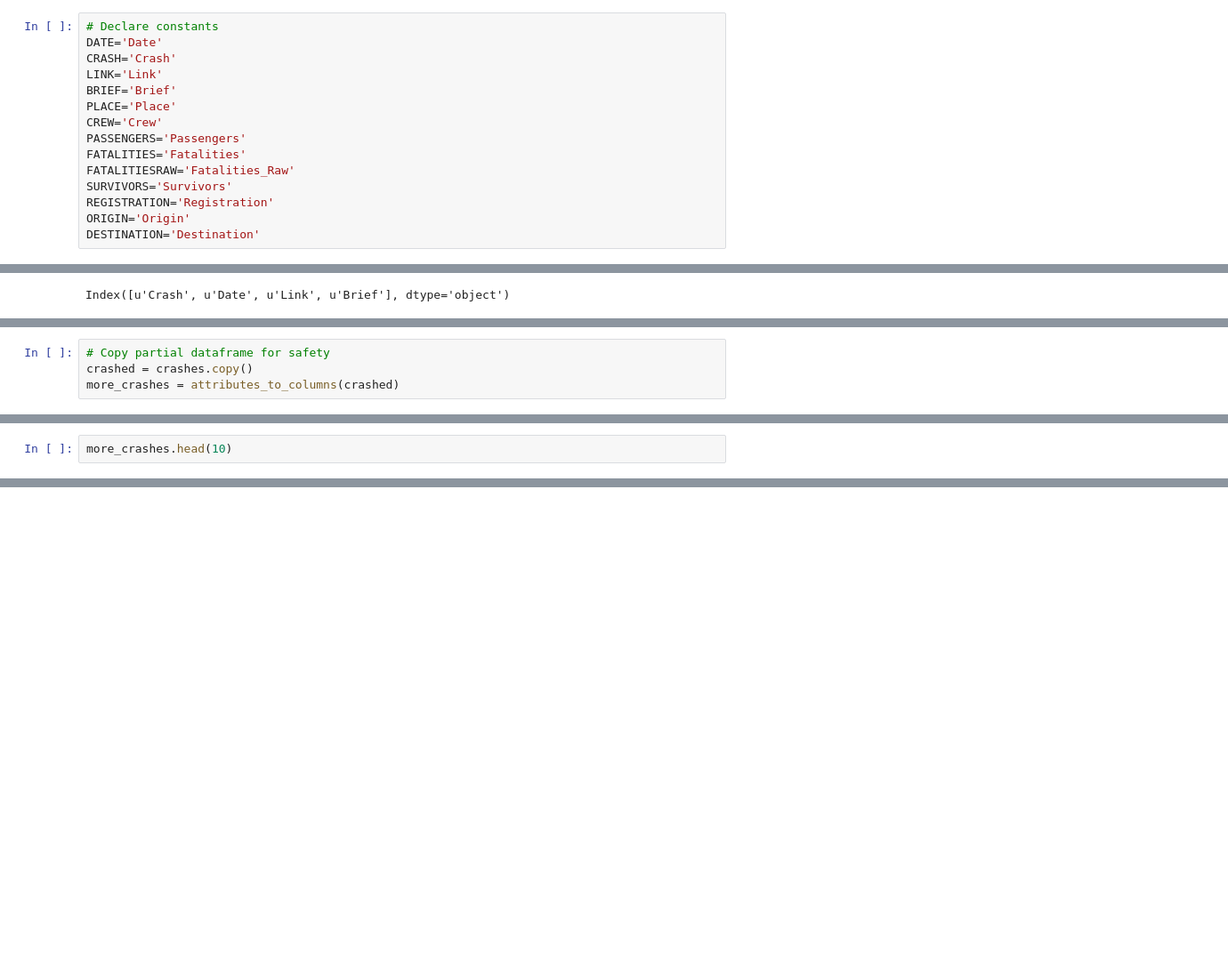
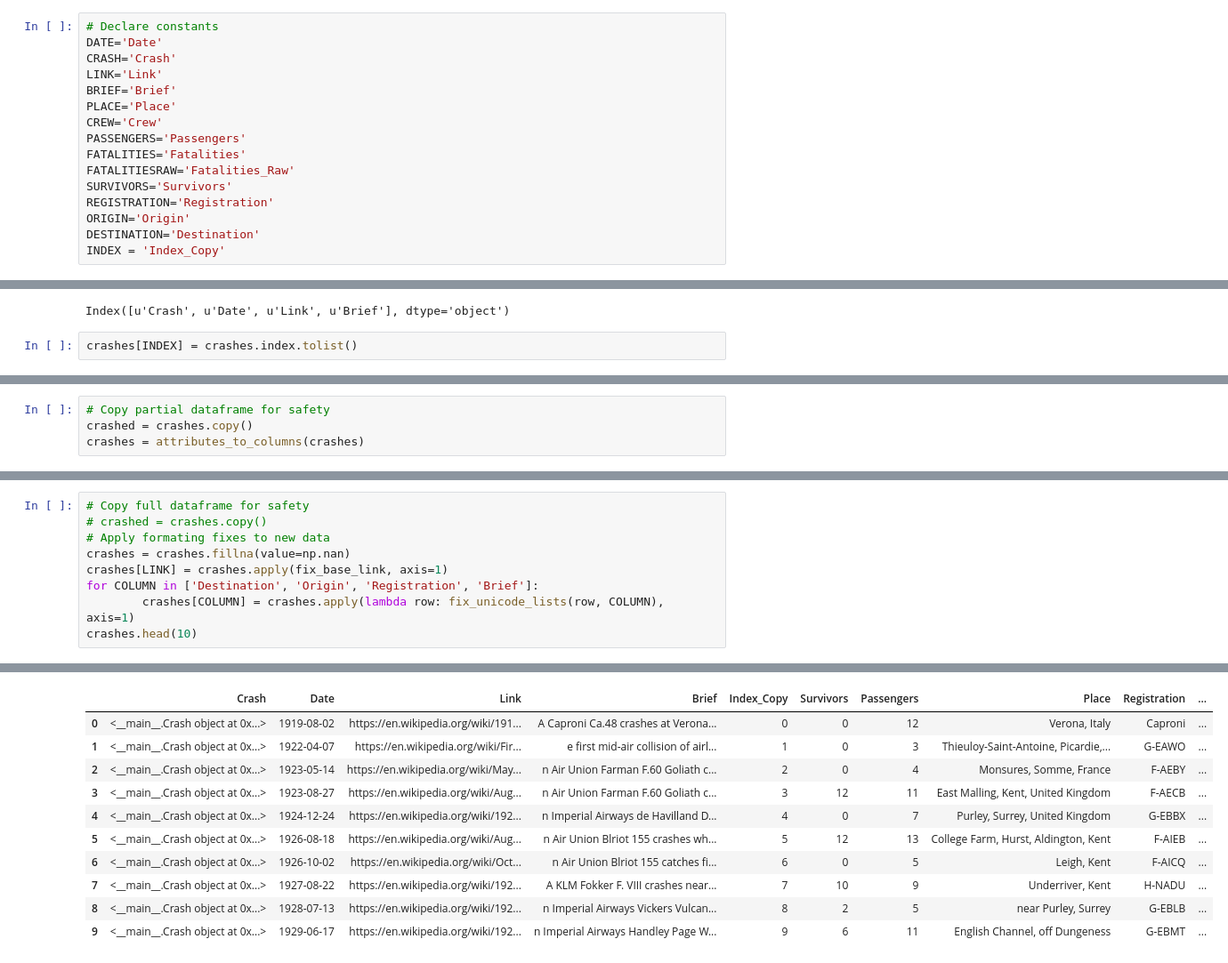
Before and after one commit to rduvoisin/Computation_Public_Policy, a Jupyter notebook: pa4/pa4.ipynb, the cells around one changed output, grey strips where cells are left out. Shown: that part at 89% size. Saved outputs shown, nothing was run; the diff lists cells and outputs as text; blank space fills up the shorter version.

```diff
--- a/pa4/pa4.ipynb
+++ b/pa4/pa4.ipynb
@@ -586,6 +634,7 @@ SURVIVORS='Survivors'
 REGISTRATION='Registration'
 ORIGIN='Origin'
 DESTINATION='Destination'
+INDEX = 'Index_Copy'
 # %%
 # QUESTION 1
 # Part A.
@@ -614,4 +663,6 @@ crashes.index = range(0, len(crashes))
 crashes.columns
 # %% [output]
 Index([u'Crash', u'Date', u'Link', u'Brief'], dtype='object')
+# %%
+crashes[INDEX] = crashes.index.tolist()
 # %%
@@ -630,4 +689,4 @@ scrape_link(crashes[CRASH], verbose=False)
 # %%
 # Copy partial dataframe for safety
 crashed = crashes.copy()
-more_crashes = attributes_to_columns(crashed)
+crashes = attributes_to_columns(crashes)
@@ -634,2 +710,10 @@ more_crashes = attributes_to_columns(crashed)
-# %%
-more_crashes.head(10)
+# %%
+# Copy full dataframe for safety
+# crashed = crashes.copy()
+# Apply formating fixes to new data
+crashes = crashes.fillna(value=np.nan)
+crashes[LINK] = crashes.apply(fix_base_link, axis=1)
+for COLUMN in ['Destination', 'Origin', 'Registration', 'Brief']:
+        crashes[COLUMN] = crashes.apply(lambda row: fix_unicode_lists(row, COLUMN), axis=1)
+crashes.head(10)
+# %% [output]
@@ -636,3 +737,14 @@ more_crashes.head(10)
+|  | Crash | Date | Link | Brief | Index_Copy | Survivors | Passengers | Place | Registration | ... |
+| 0 | <__main__.Crash object at 0x...> | 1919-08-02 | https://en.wikipedia.org/wiki/191... | A Caproni Ca.48 crashes at Verona... | 0 | 0 | 12 | Verona, Italy | Caproni | ... |
+| 1 | <__main__.Crash object at 0x...> | 1922-04-07 | https://en.wikipedia.org/wiki/Fir... | e first mid-air collision of airl... | 1 | 0 | 3 | Thieuloy-Saint-Antoine, Picardie,... | G-EAWO | ... |
+| 2 | <__main__.Crash object at 0x...> | 1923-05-14 | https://en.wikipedia.org/wiki/May... | n Air Union Farman F.60 Goliath c... | 2 | 0 | 4 | Monsures, Somme, France | F-AEBY | ... |
+| 3 | <__main__.Crash object at 0x...> | 1923-08-27 | https://en.wikipedia.org/wiki/Aug... | n Air Union Farman F.60 Goliath c... | 3 | 12 | 11 | East Malling, Kent, United Kingdom | F-AECB | ... |
+| 4 | <__main__.Crash object at 0x...> | 1924-12-24 | https://en.wikipedia.org/wiki/192... | n Imperial Airways de Havilland D... | 4 | 0 | 7 | Purley, Surrey, United Kingdom | G-EBBX | ... |
+| 5 | <__main__.Crash object at 0x...> | 1926-08-18 | https://en.wikipedia.org/wiki/Aug... | n Air Union Blriot 155 crashes wh... | 5 | 12 | 13 | College Farm, Hurst, Aldington, Kent | F-AIEB | ... |
+| 6 | <__main__.Crash object at 0x...> | 1926-10-02 | https://en.wikipedia.org/wiki/Oct... | n Air Union Blriot 155 catches fi... | 6 | 0 | 5 | Leigh, Kent | F-AICQ | ... |
+| 7 | <__main__.Crash object at 0x...> | 1927-08-22 | https://en.wikipedia.org/wiki/192... | A KLM Fokker F. VIII crashes near... | 7 | 10 | 9 | Underriver, Kent | H-NADU | ... |
+| 8 | <__main__.Crash object at 0x...> | 1928-07-13 | https://en.wikipedia.org/wiki/192... | n Imperial Airways Vickers Vulcan... | 8 | 2 | 5 | near Purley, Surrey | G-EBLB | ... |
+| 9 | <__main__.Crash object at 0x...> | 1929-06-17 | https://en.wikipedia.org/wiki/192... | n Imperial Airways Handley Page W... | 9 | 6 | 11 | English Channel, off Dungeness | G-EBMT | ... |
 # %%
 # Part C.
 # Which were the top 5 most deadly aviation incidents?
```
Also changed, not shown: parts of 9 cells of this notebook, 5 other files.
